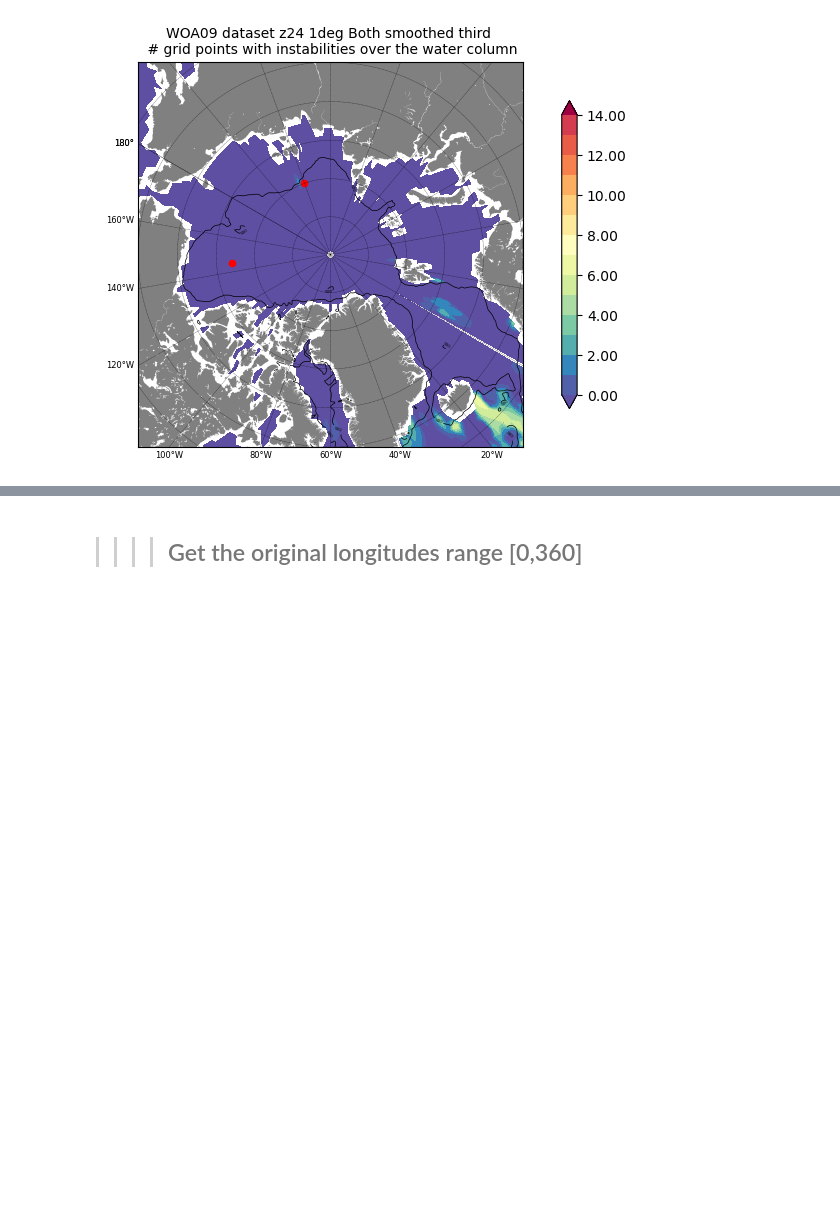
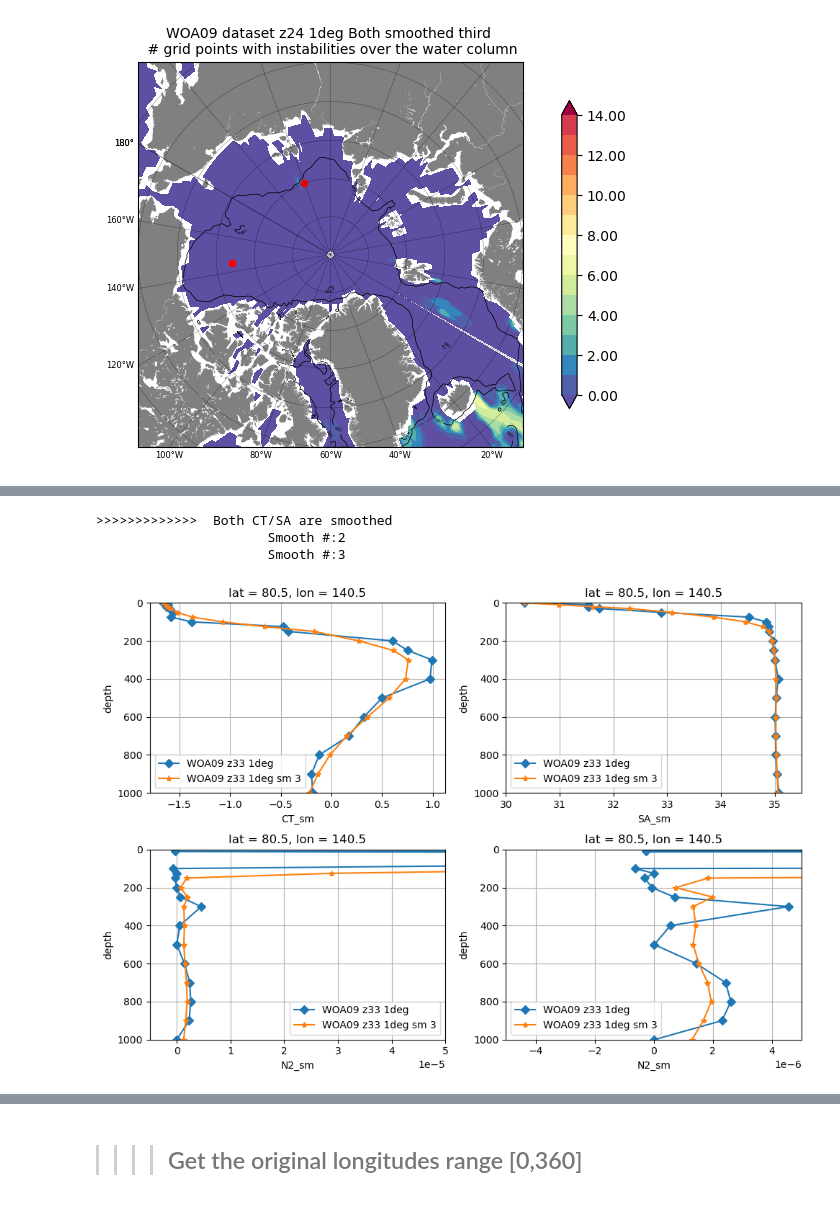
Before and after one commit to ctalandi/TOOLS, a Jupyter notebook: OTHERS/WOA2009/STABILITY/WOA09_SACT_Smooth.ipynb, the cells around one changed output, grey strips where cells are left out. Cells and saved outputs as stored; diff of their text form; code cells hidden in the pictures; blank space fills up the shorter version.

Commit message:
apply a smooth on the CMA z33 levels before perform vertical interpolation on 75 levels

```diff
--- a/OTHERS/WOA2009/STABILITY/WOA09_SACT_Smooth.ipynb
+++ b/OTHERS/WOA2009/STABILITY/WOA09_SACT_Smooth.ipynb
@@ -542,0 +773,9 @@ Text(0.5, 1.0, 'WOA09 dataset z24 1deg Both smoothed third \n # grid points with
+# %%
+wlat2D=np.tile(ds_woa09['lat'],(ds_woa09.sizes['lon'],1)).T
+wlat3D=np.tile(wlat2D,(33,1,1))
+
+wzplt=np.reshape(ds_woa09['depth'].data,(33,1,1))
+wzplt.shape
+# Duplicate this depth to fit the T/S on a global grid
+wz3D=np.tile(wzplt,(1,ds_woa09.sizes['lat'],ds_woa09.sizes['lon']))
+wz3D.shape
@@ -542,0 +801,71 @@ Text(0.5, 1.0, 'WOA09 dataset z24 1deg Both smoothed third \n # grid points with
+# %%
+# Choose which variable to smooth
+my_choice='both'  # both, sal or tem
+num_smooth=3
+
+if my_choice == 'both':
+    print('>>>>>>>>>>>>>  Both CT/SA are smoothed')
+
+    ds_woa09['CT_sm']=Fsmooth_Z33(ds_woa09,'CT',ds_woa09['CT'].data)
+    ds_woa09['SA_sm']=Fsmooth_Z33(ds_woa09,'SA',ds_woa09['SA'].data)
+    ltitle='Both smoothed once'
+
+    for zsmo in set(np.arange(num_smooth-1)+1):
+        print('                      Smooth #:'+str(zsmo+1))
+        ds_woa09['CT_sm']=Fsmooth_Z33(ds_woa09,'CT_sm',ds_woa09['CT'].data)
+        ds_woa09['SA_sm']=Fsmooth_Z33(ds_woa09,'SA_sm',ds_woa09['SA'].data)
+
+    ltitle='Both smoothed '+str(num_smooth)+' times'
+# %% [output]
+>>>>>>>>>>>>>  Both CT/SA are smoothed
+                      Smooth #:2
+                      Smooth #:3
+# %%
+# Calulation of the Brunt-Vaissalla frequency
+N2_out=N2_Insta_Z33(ds_woa09,'SA_sm','CT_sm',wpressure,'Instab_sm')
+
+# Save the Brunt-Vaissalla in a specific Dataset because of 1 less vertical level
+ds_outN2['N2_sm']=(('depth','lat','lon'),N2_out)
+# %%
+plt.figure(figsize=(10,7))
+
+# Latitude & longitude
+loc_x=140.  ;  loc_y=80.   ;  zdep=1000.  ; zdepup=0.
+
+plt.subplot(221)
+ds_woa09['CT'].isel(time=0).sel(lat=loc_y,lon=loc_x,method='nearest').plot(y='depth',marker='D',label='WOA09 z33 1deg')
+ds_woa09['CT_sm'].isel(time=0).sel(lat=loc_y,lon=loc_x,method='nearest').plot(y='depth',marker='*',label='WOA09 z33 1deg sm '+str(num_smooth))
+plt.legend()
+plt.ylim([zdep,zdepup])
+plt.grid(True)
+
+plt.subplot(222)
+ds_woa09['SA'].isel(time=0).sel(lat=loc_y,lon=loc_x,method='nearest').plot(y='depth',marker='D',label='WOA09 z33 1deg')
+ds_woa09['SA_sm'].isel(time=0).sel(lat=loc_y,lon=loc_x,method='nearest').plot(y='depth',marker='*',label='WOA09 z33 1deg sm '+str(num_smooth))
+plt.legend()
+plt.xlim([30,35.5])
+plt.ylim([zdep,zdepup])
+plt.grid(True)
+
+if True:
+    plt.subplot(223)
+    ds_outN2['N2_ini'].sel(lat=loc_y,lon=loc_x,method='nearest').plot(y='depth',marker='D',label='WOA09 z33 1deg')
+    ds_outN2['N2_sm'].sel(lat=loc_y,lon=loc_x,method='nearest').plot(y='depth',marker='*',label='WOA09 z33 1deg sm '+str(num_smooth))
+
+    plt.legend()
+    plt.xlim([-0.5e-5,5e-5])
+    plt.ylim([zdep,zdepup])
+    plt.grid(True)
+
+    plt.subplot(224)
+    ds_outN2['N2_ini'].sel(lat=loc_y,lon=loc_x,method='nearest').plot(y='depth',marker='D',label='WOA09 z33 1deg')
+    ds_outN2['N2_sm'].sel(lat=loc_y,lon=loc_x,method='nearest').plot(y='depth',marker='*',label='WOA09 z33 1deg sm '+str(num_smooth))
+
+    plt.legend()
+    plt.xlim([-0.5e-5,0.5e-5])
+    plt.ylim([zdep,zdepup])
+    plt.grid(True)
+
+plt.tight_layout()
+# %% [output]
+[figure, added]
```
Also changed, not shown: parts of 23 cells of this notebook.
